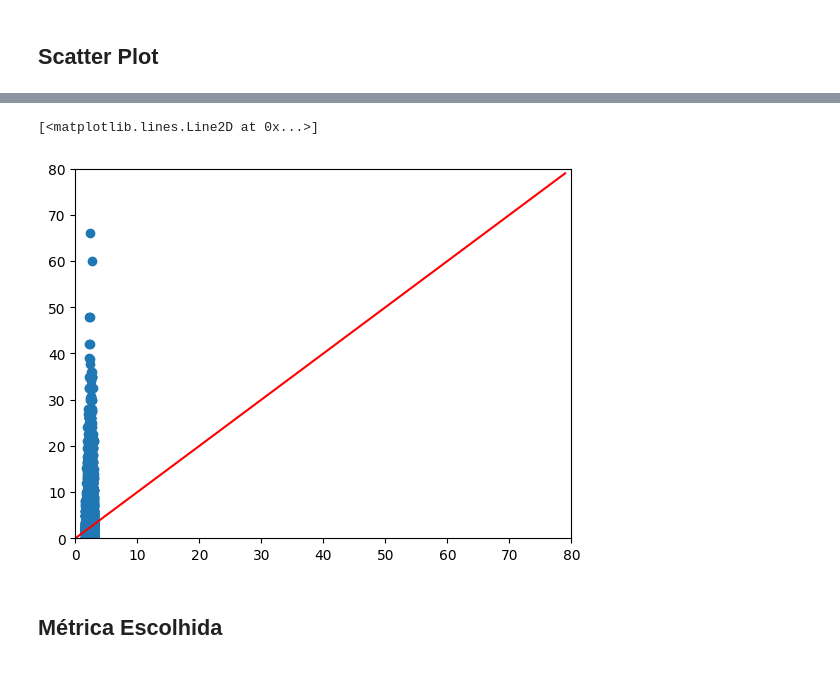
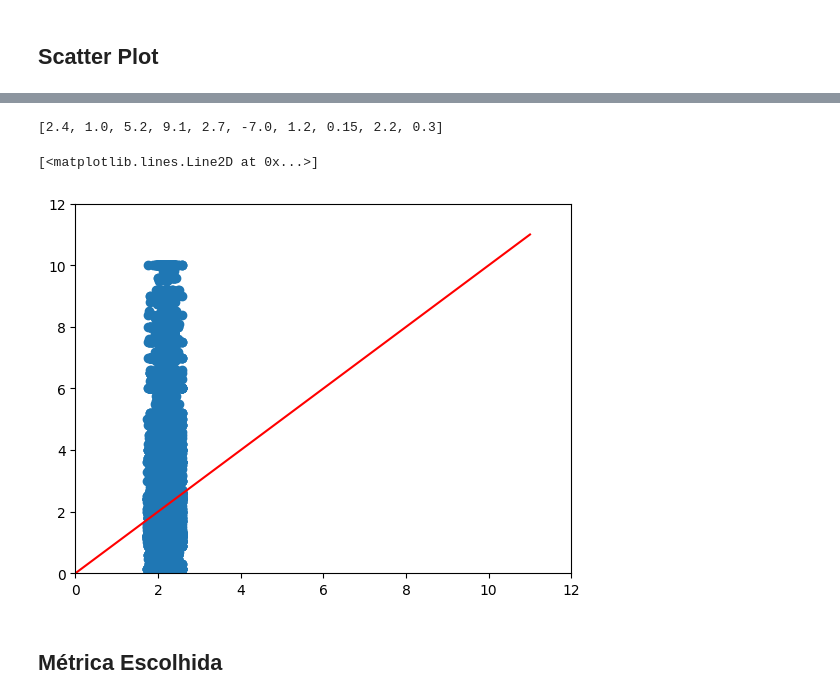
Before and after one commit to mauriciobenjamin700/8-periodo, a Jupyter notebook: sistemas-inteligentes/class/2024-10-23/gradient_descent.ipynb, the cells around one changed output, grey strips where cells are left out. Saved outputs shown, nothing was run; the diff lists cells and outputs as text; code cells hidden in the pictures.

```diff
--- a/sistemas-inteligentes/class/2024-10-23/gradient_descent.ipynb
+++ b/sistemas-inteligentes/class/2024-10-23/gradient_descent.ipynb
@@ -33,3 +33,5 @@ df
 | 234003 | 1.30 | 0.0 | 0.0 | 1.0 | 0.0 | 0.0 | 0.0 | 0.0 | 1.0 | 0.0 | ... |
 | 234004 | 1.30 | 0.0 | 0.0 | 1.0 | 0.0 | 0.0 | 0.0 | 0.0 | 1.0 | 0.0 | ... |
 234005 rows × 23 columns
+# %%
+df = df[df['profit'] <= 10]
@@ -244,7 +300,7 @@ def gradient_descent(X:np.ndarray, y:list, theta:list, alpha:float, num_iters: i
 # %% [markdown]
 ## STEP 7 - Avaliação do conjunto de testes (predições)
 # %%
-def tran(
+def train(
         x_train: np.ndarray,
         x_test:np.ndarray,
         y_train: np.ndarray,
@@ -252,7 +308,7 @@ def tran(
         num_iters=1000
     ):
     betas = initialize_theta(x_train.shape[1])
-    alpha = 0.01
+    alpha = 0.1
     num_iters = 1000
     betas, cost_history = gradient_descent(x_train, y_train, betas, alpha, num_iters)
 
@@ -260,7 +316,7 @@ def tran(
 
     predictions = predictions = x_test.dot(betas)
 
-    return predictions
+    return predictions, cost_history
 # %%
-predictions = tran(x_train, x_test, y_train)
+predictions,cost_history = train(x_train, x_test, y_train)
 # %% [output]
@@ -286,11 +386,15 @@ MRSE: 2.5516733055909993
+# %%
+y_test[:10]
+# %% [output]
+[2.4, 1.0, 5.2, 9.1, 2.7, -7.0, 1.2, 0.15, 2.2, 0.3]
 # %%
 plt.scatter(predictions, y_test)
-plt.xlim([0,80])
-plt.ylim([0,80])
-plt.plot(range(0,80), range(0,80), "-r")
+plt.xlim([0,12])
+plt.ylim([0,12])
+plt.plot(range(0,12), range(0,12), "-r")
 # %% [output]
 [<matplotlib.lines.Line2D at 0x...>]
-[figure, old version]
+[figure, new version]
 # %% [markdown]
 ## Métrica Escolhida
 # %%
```
Also changed, not shown: parts of 21 cells of this notebook.
